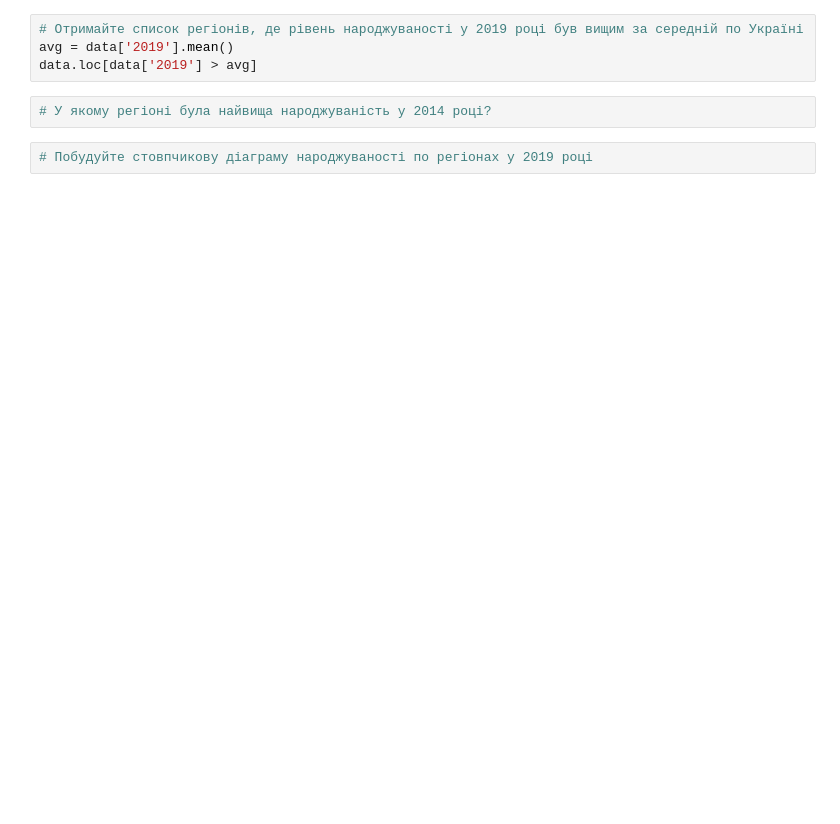
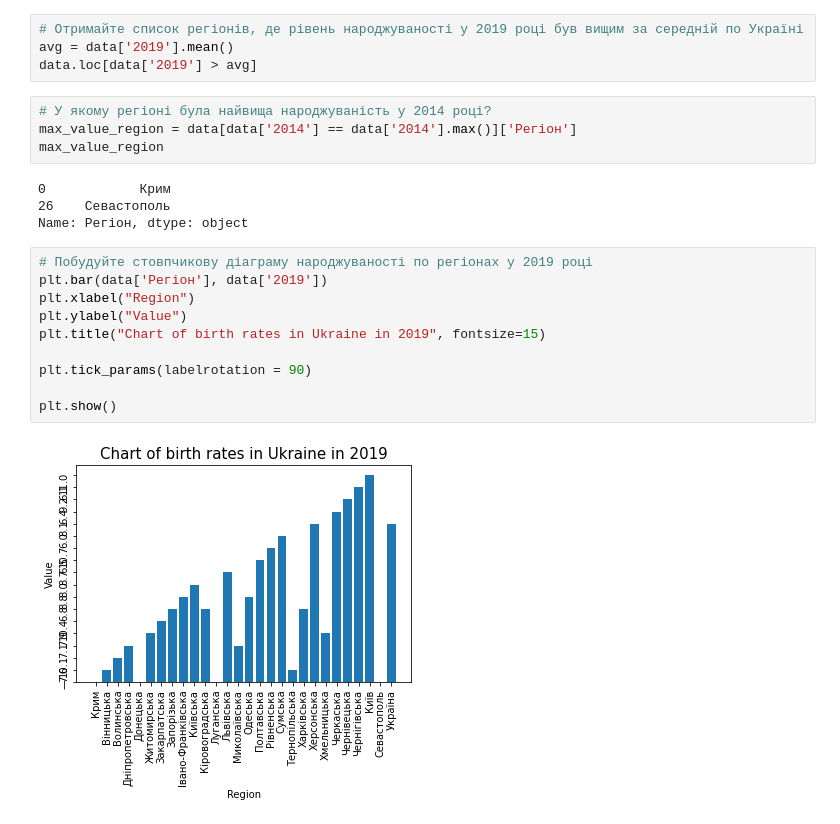
Before and after one commit to Gene4kaS/Data_science_python, a Jupyter notebook: Hw2.1.ipynb, the cells around one changed output. Drawn from its saved outputs; the diff is of its cells as text; blank space fills up the shorter version.

```diff
--- a/Hw2.1.ipynb
+++ b/Hw2.1.ipynb
@@ -40,5 +164,21 @@ avg = data['2019'].mean()
 data.loc[data['2019'] > avg]
 # %%
 # У якому регіоні була найвища народжуваність у 2014 році?
+max_value_region = data[data['2014'] == data['2014'].max()]['Регіон']
+max_value_region
+# %% [output]
+0            Крим
+26    Севастополь
+Name: Регіон, dtype: object
-# %%
-# Побудуйте стовпчикову діаграму народжуваності по регіонах у 2019 році
+# %%
+# Побудуйте стовпчикову діаграму народжуваності по регіонах у 2019 році
+plt.bar(data['Регіон'], data['2019'])
+plt.xlabel("Region")
+plt.ylabel("Value")
+plt.title("Chart of birth rates in Ukraine in 2019", fontsize=15)
+
+plt.tick_params(labelrotation = 90)
+
+plt.show()
+# %% [output]
+[figure, added]
```
Also changed, not shown: parts of 11 cells of this notebook.
